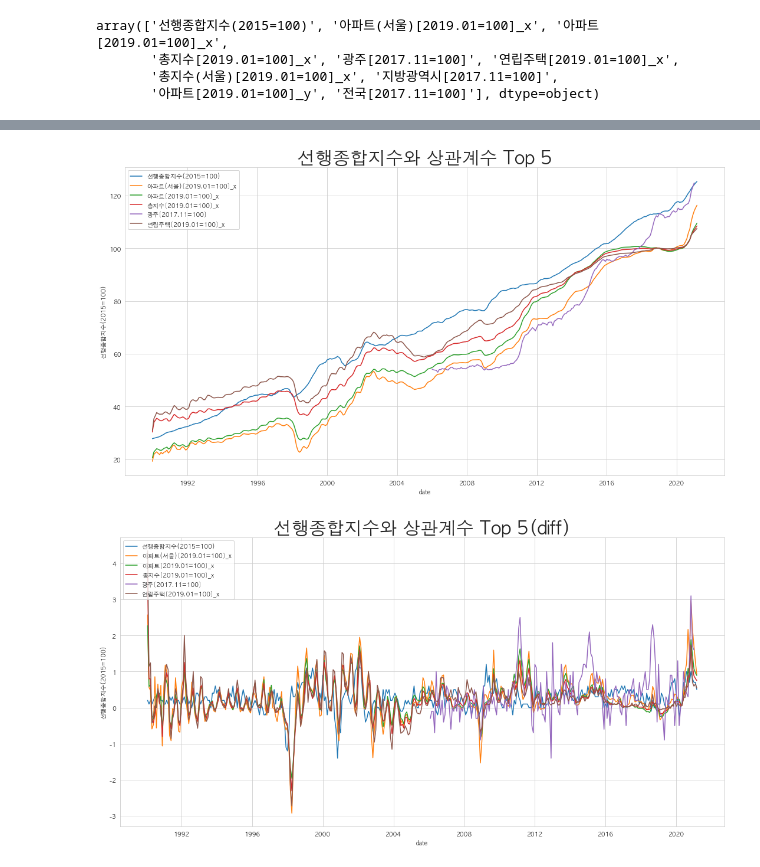
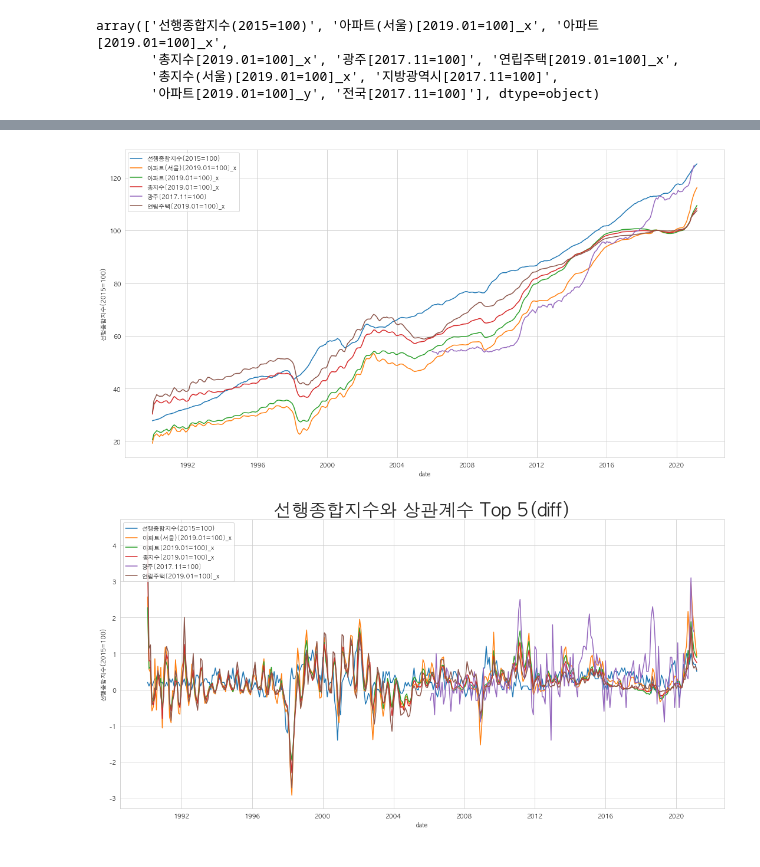
Before and after one commit to johanjun/dacon_finance2021, a Jupyter notebook: dacon_reviz_analysis2.ipynb, the cells around one changed output, grey strips where cells are left out. Cells and saved outputs as stored; diff of their text form; code cells hidden in the pictures.

```diff
--- a/dacon_reviz_analysis2.ipynb
+++ b/dacon_reviz_analysis2.ipynb
@@ -123,17 +112,17 @@ plt.show()
 # %%
 fig = plt.figure(figsize=(15,8))
 sns.set_style('whitegrid')
 plt.rcParams['axes.unicode_minus'] = False
 plt.rc('font', family='AppleGothic')
 labels = df_line.columns
 for i in df_line.columns[:6]:
     sns.lineplot(x='date', y=i, data=df_line)
 plt.tight_layout()
 plt.legend(labels=labels, loc='upper left')
-plt.title('선행종합지수와 상관계수 Top 5', fontsize=30)
+# plt.title('선행종합지수와 상관계수 Top 5', fontsize=30)
 plt.show()
 # %% [output]
-[figure, old version]
+[figure, new version]
 # %%
 fig = plt.figure(figsize=(15,8))
 sns.set_style('whitegrid')
```
Also changed, not shown: parts of 31 cells of this notebook, 10 other files.
